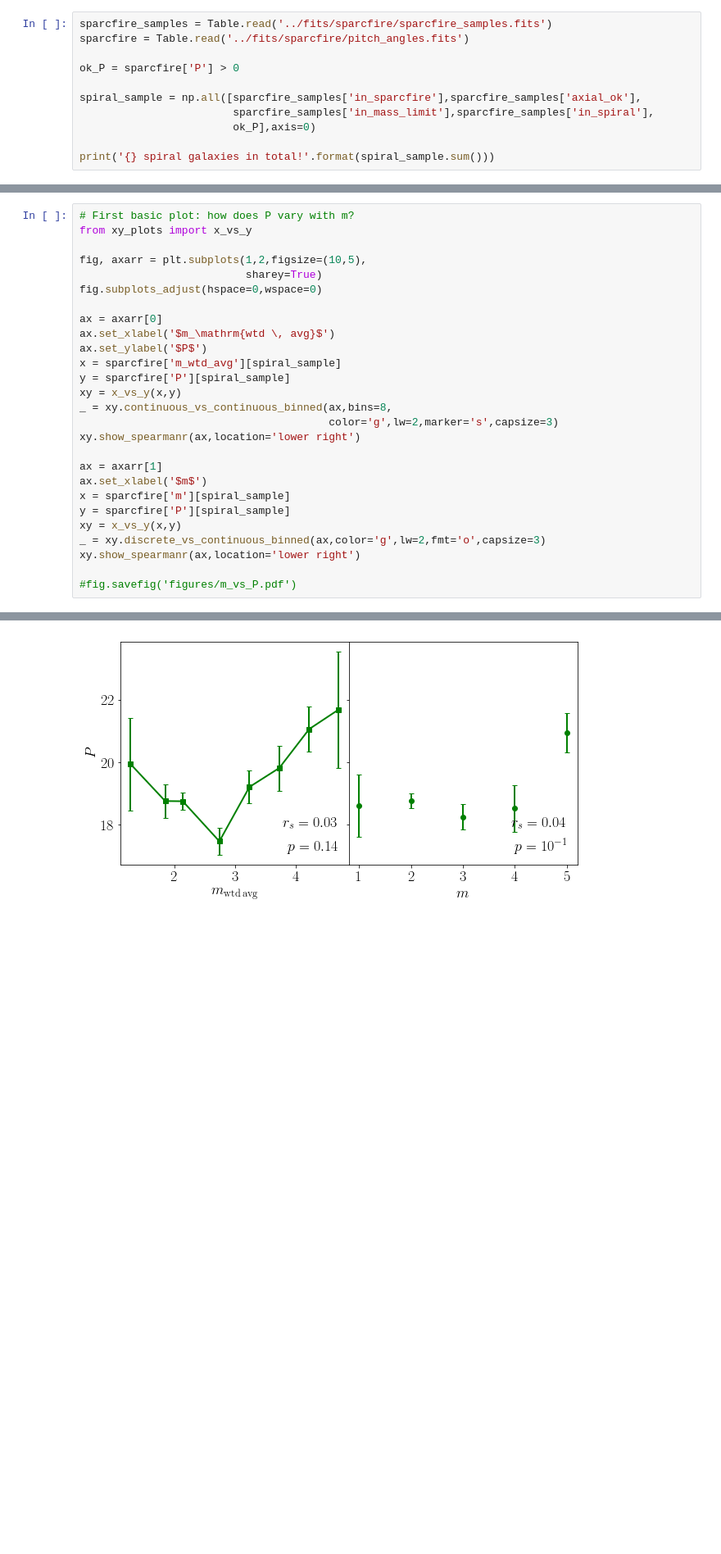
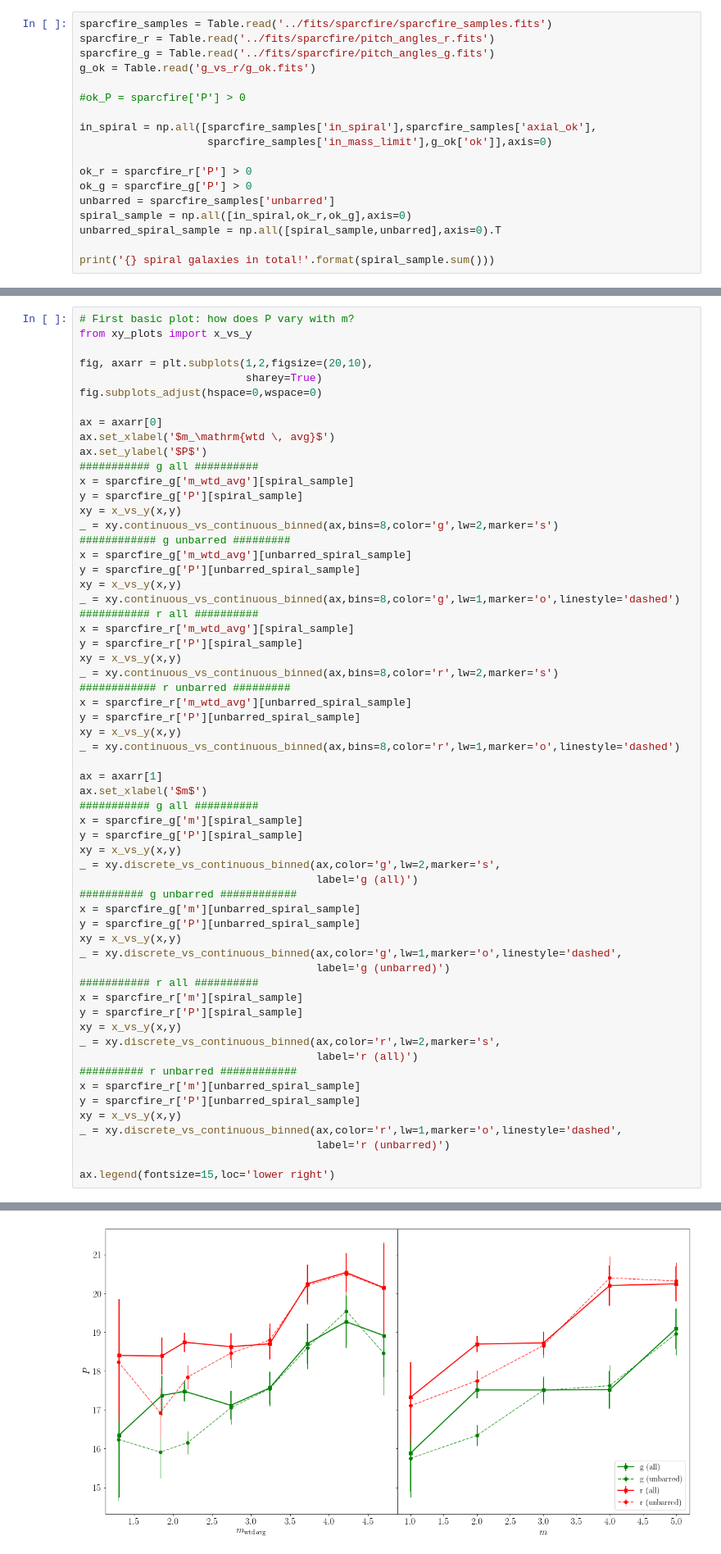
Before and after one commit to RossHart/sparcfire, a Jupyter notebook: m_vs_P.ipynb, the cells around one changed output, grey strips where cells are left out. Shown: that part at 82% size. Cells and saved outputs as stored; diff of their text form; blank space fills up the shorter version.

```diff
--- a/m_vs_P.ipynb
+++ b/m_vs_P.ipynb
@@ -22,13 +22,20 @@ import sys
 sys.path.append('../astro_codes/')
 # %%
 sparcfire_samples = Table.read('../fits/sparcfire/sparcfire_samples.fits')
-sparcfire = Table.read('../fits/sparcfire/pitch_angles.fits')
+sparcfire_r = Table.read('../fits/sparcfire/pitch_angles_r.fits')
+sparcfire_g = Table.read('../fits/sparcfire/pitch_angles_g.fits')
+g_ok = Table.read('g_vs_r/g_ok.fits')
 
-ok_P = sparcfire['P'] > 0
+#ok_P = sparcfire['P'] > 0
 
-spiral_sample = np.all([sparcfire_samples['in_sparcfire'],sparcfire_samples['axial_ok'],
-                        sparcfire_samples['in_mass_limit'],sparcfire_samples['in_spiral'],
-                        ok_P],axis=0)
+in_spiral = np.all([sparcfire_samples['in_spiral'],sparcfire_samples['axial_ok'],
+                    sparcfire_samples['in_mass_limit'],g_ok['ok']],axis=0)
+
+ok_r = sparcfire_r['P'] > 0
+ok_g = sparcfire_g['P'] > 0
+unbarred = sparcfire_samples['unbarred']
+spiral_sample = np.all([in_spiral,ok_r,ok_g],axis=0)
+unbarred_spiral_sample = np.all([spiral_sample,unbarred],axis=0).T
 
 print('{} spiral galaxies in total!'.format(spiral_sample.sum()))
 # %% [output]
@@ -51,27 +73,60 @@ _ = plt.ylabel('$N_\mathrm{gal}$')
 # First basic plot: how does P vary with m?
 from xy_plots import x_vs_y
 
-fig, axarr = plt.subplots(1,2,figsize=(10,5),
+fig, axarr = plt.subplots(1,2,figsize=(20,10),
                           sharey=True)
 fig.subplots_adjust(hspace=0,wspace=0)
 
 ax = axarr[0]
 ax.set_xlabel('$m_\mathrm{wtd \, avg}$')
 ax.set_ylabel('$P$')
-x = sparcfire['m_wtd_avg'][spiral_sample]
-y = sparcfire['P'][spiral_sample]
+########### g all ##########
+x = sparcfire_g['m_wtd_avg'][spiral_sample]
+y = sparcfire_g['P'][spiral_sample]
 xy = x_vs_y(x,y)
-_ = xy.continuous_vs_continuous_binned(ax,bins=8,
-                                       color='g',lw=2,marker='s',capsize=3)
-xy.show_spearmanr(ax,location='lower right')
+_ = xy.continuous_vs_continuous_binned(ax,bins=8,color='g',lw=2,marker='s')
+############ g unbarred #########
+x = sparcfire_g['m_wtd_avg'][unbarred_spiral_sample]
+y = sparcfire_g['P'][unbarred_spiral_sample]
+xy = x_vs_y(x,y)
+_ = xy.continuous_vs_continuous_binned(ax,bins=8,color='g',lw=1,marker='o',linestyle='dashed')
+########### r all ##########
+x = sparcfire_r['m_wtd_avg'][spiral_sample]
+y = sparcfire_r['P'][spiral_sample]
+xy = x_vs_y(x,y)
+_ = xy.continuous_vs_continuous_binned(ax,bins=8,color='r',lw=2,marker='s')
+############ r unbarred #########
+x = sparcfire_r['m_wtd_avg'][unbarred_spiral_sample]
+y = sparcfire_r['P'][unbarred_spiral_sample]
+xy = x_vs_y(x,y)
+_ = xy.continuous_vs_continuous_binned(ax,bins=8,color='r',lw=1,marker='o',linestyle='dashed')
 
 ax = axarr[1]
 ax.set_xlabel('$m$')
-x = sparcfire['m'][spiral_sample]
-y = sparcfire['P'][spiral_sample]
+########### g all ##########
+x = sparcfire_g['m'][spiral_sample]
+y = sparcfire_g['P'][spiral_sample]
 xy = x_vs_y(x,y)
-_ = xy.discrete_vs_continuous_binned(ax,color='g',lw=2,fmt='o',capsize=3)
-xy.show_spearmanr(ax,location='lower right')
+_ = xy.discrete_vs_continuous_binned(ax,color='g',lw=2,marker='s',
+                                     label='g (all)')
+########## g unbarred ############
+x = sparcfire_g['m'][unbarred_spiral_sample]
+y = sparcfire_g['P'][unbarred_spiral_sample]
+xy = x_vs_y(x,y)
+_ = xy.discrete_vs_continuous_binned(ax,color='g',lw=1,marker='o',linestyle='dashed',
+                                     label='g (unbarred)')
+########### r all ##########
+x = sparcfire_r['m'][spiral_sample]
+y = sparcfire_r['P'][spiral_sample]
+xy = x_vs_y(x,y)
+_ = xy.discrete_vs_continuous_binned(ax,color='r',lw=2,marker='s',
+                                     label='r (all)')
+########## r unbarred ############
+x = sparcfire_r['m'][unbarred_spiral_sample]
+y = sparcfire_r['P'][unbarred_spiral_sample]
+xy = x_vs_y(x,y)
+_ = xy.discrete_vs_continuous_binned(ax,color='r',lw=1,marker='o',linestyle='dashed',
+                                     label='r (unbarred)')
 
-#fig.savefig('figures/m_vs_P.pdf')
+ax.legend(fontsize=15,loc='lower right')
 # %% [output]
@@ -78,4 +134,4 @@ xy.show_spearmanr(ax,location='lower right')
-[figure, old version]
+[figure, new version]
 # %%
 def histogram_stack(x,x_ref,m_mask,bins=None,percentiles=True):
 
```
Also changed, not shown: parts of 7 cells of this notebook, 5 other files.
